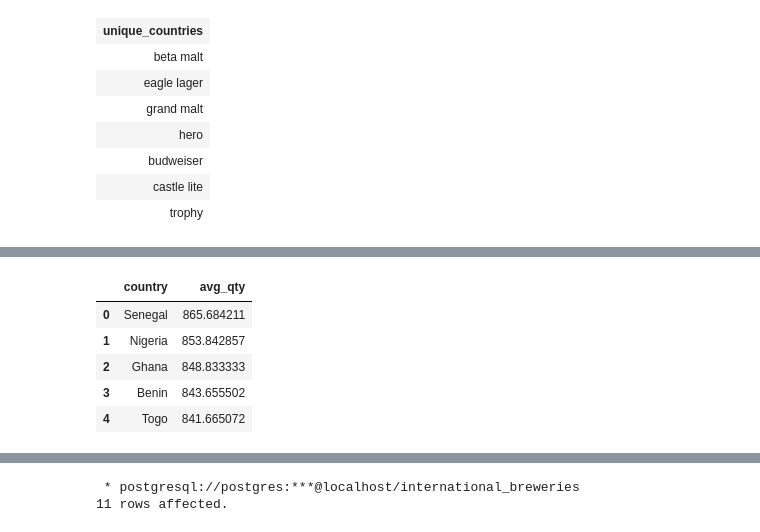
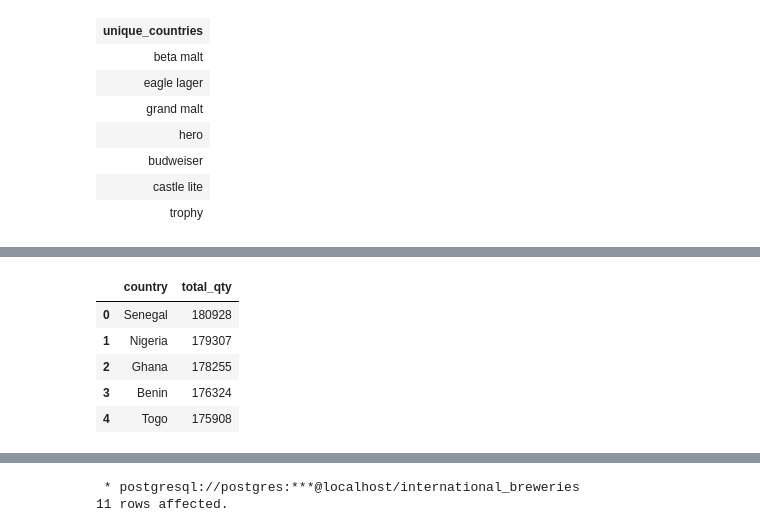
Before and after one commit to TelRich/International-Breweries-Analysis-with-SQL-and-Python, a Jupyter notebook: brew.ipynb, the cells around one changed output, grey strips where cells are left out. Drawn from its saved outputs; the diff is of its cells as text; code cells hidden in the pictures.

```diff
--- a/brew.ipynb
+++ b/brew.ipynb
@@ -131,16 +347,21 @@ import plotly.offline as po
 # %%
 query = '''
-SELECT country, AVG(quantity_sold) avg_qty
-FROM breweries_sales
-GROUP BY country
-ORDER BY avg_qty DESC
+SELECT
+    country,
+    SUM(quantity_sold) total_qty
+FROM
+    breweries_sales
+GROUP BY
+    country
+ORDER BY
+    total_qty DESC
 '''
-cntry_avg_qty = pd.read_sql_query(query, engine)
-cntry_avg_qty
+cntry_total_qty = pd.read_sql_query(query, engine)
+cntry_total_qty
 # %% [output]
-|  | country | avg_qty |
-| 0 | Senegal | 865.684211 |
-| 1 | Nigeria | 853.842857 |
-| 2 | Ghana | 848.833333 |
-| 3 | Benin | 843.655502 |
-| 4 | Togo | 841.665072 |
+|  | country | total_qty |
+| 0 | Senegal | 180928 |
+| 1 | Nigeria | 179307 |
+| 2 | Ghana | 178255 |
+| 3 | Benin | 176324 |
+| 4 | Togo | 175908 |
```
Also changed, not shown: parts of 18 cells of this notebook.
